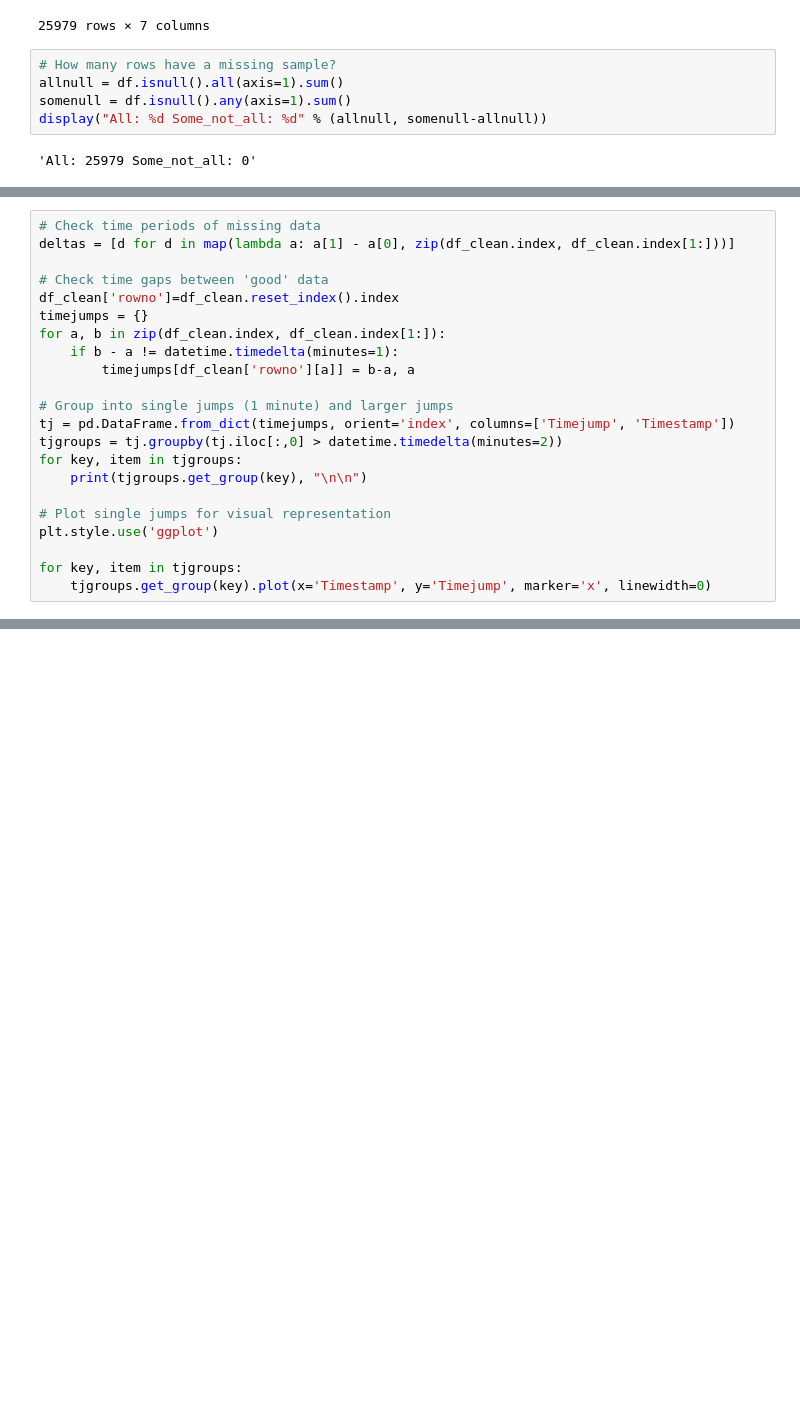
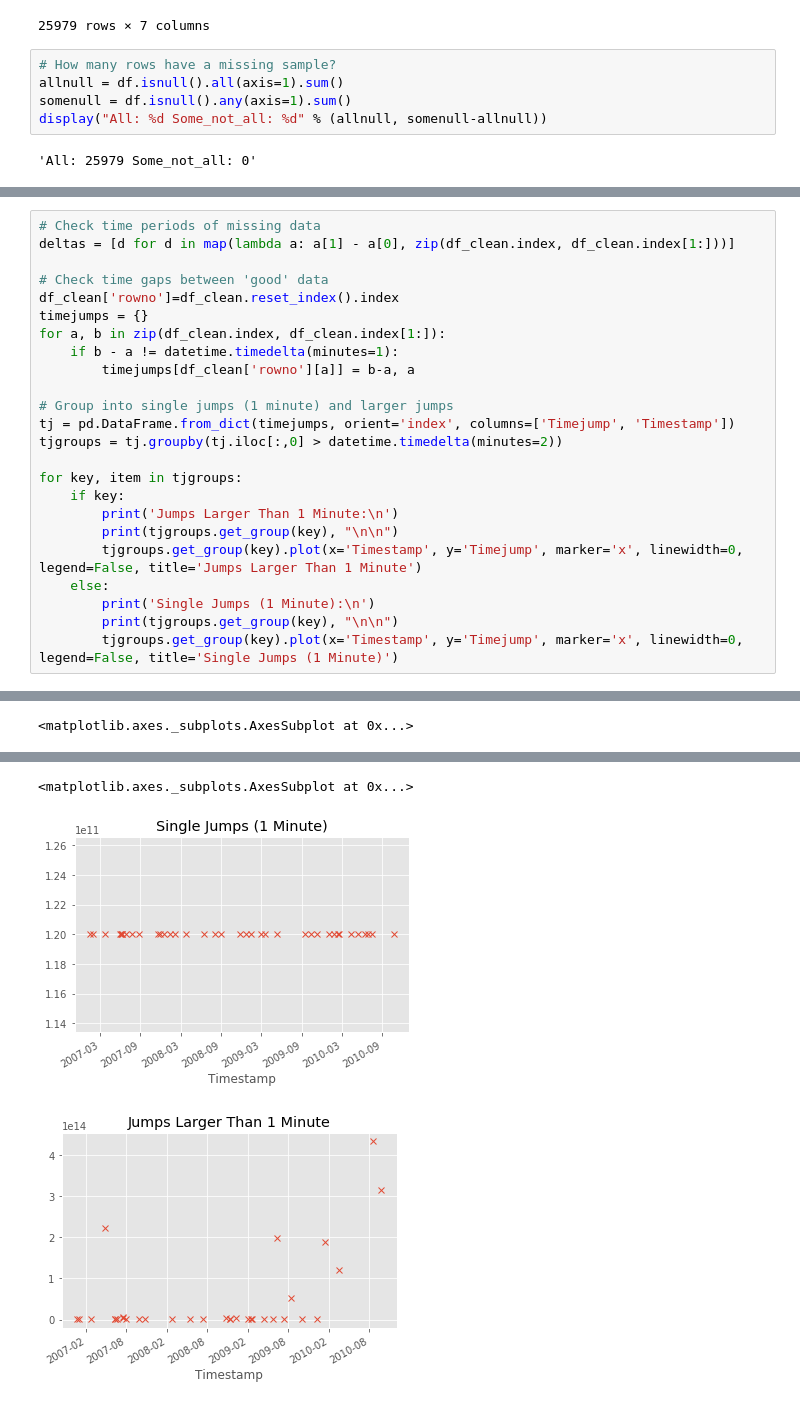
Before and after one commit to dsjstc/EnergyPrj, a Jupyter notebook: CleanupReporting.ipynb, the cells around one changed output, grey strips where cells are left out. Saved outputs shown, nothing was run; the diff lists cells and outputs as text; blank space fills up the shorter version.

Commit message:
clean up and autocorrelation plots

```diff
--- a/CleanupReporting.ipynb
+++ b/CleanupReporting.ipynb
@@ -121,11 +100,14 @@ for a, b in zip(df_clean.index, df_clean.index[1:]):
 # Group into single jumps (1 minute) and larger jumps
 tj = pd.DataFrame.from_dict(timejumps, orient='index', columns=['Timejump', 'Timestamp'])
 tjgroups = tj.groupby(tj.iloc[:,0] > datetime.timedelta(minutes=2))
-for key, item in tjgroups:
-    print(tjgroups.get_group(key), "\n\n")
-
-# Plot single jumps for visual representation
-plt.style.use('ggplot')
 
 for key, item in tjgroups:
-    tjgroups.get_group(key).plot(x='Timestamp', y='Timejump', marker='x', linewidth=0)
+    if key:
+        print('Jumps Larger Than 1 Minute:\n')
+        print(tjgroups.get_group(key), "\n\n")
+        tjgroups.get_group(key).plot(x='Timestamp', y='Timejump', marker='x', linewidth=0, legend=False, title='Jumps Larger Than 1 Minute')
+    else:
+        print('Single Jumps (1 Minute):\n')
+        print(tjgroups.get_group(key), "\n\n")
+        tjgroups.get_group(key).plot(x='Timestamp', y='Timejump', marker='x', linewidth=0, legend=False, title='Single Jumps (1 Minute)')
+# %% [output]
@@ -131,0 +131 @@ for key, item in tjgroups:
+<matplotlib.axes._subplots.AxesSubplot at 0x...>
@@ -131,0 +149,3 @@ for key, item in tjgroups:
+<matplotlib.axes._subplots.AxesSubplot at 0x...>
+[figure, added]
+[figure, added]
```
Also changed, not shown: parts of 6 cells of this notebook, 3 other files.
